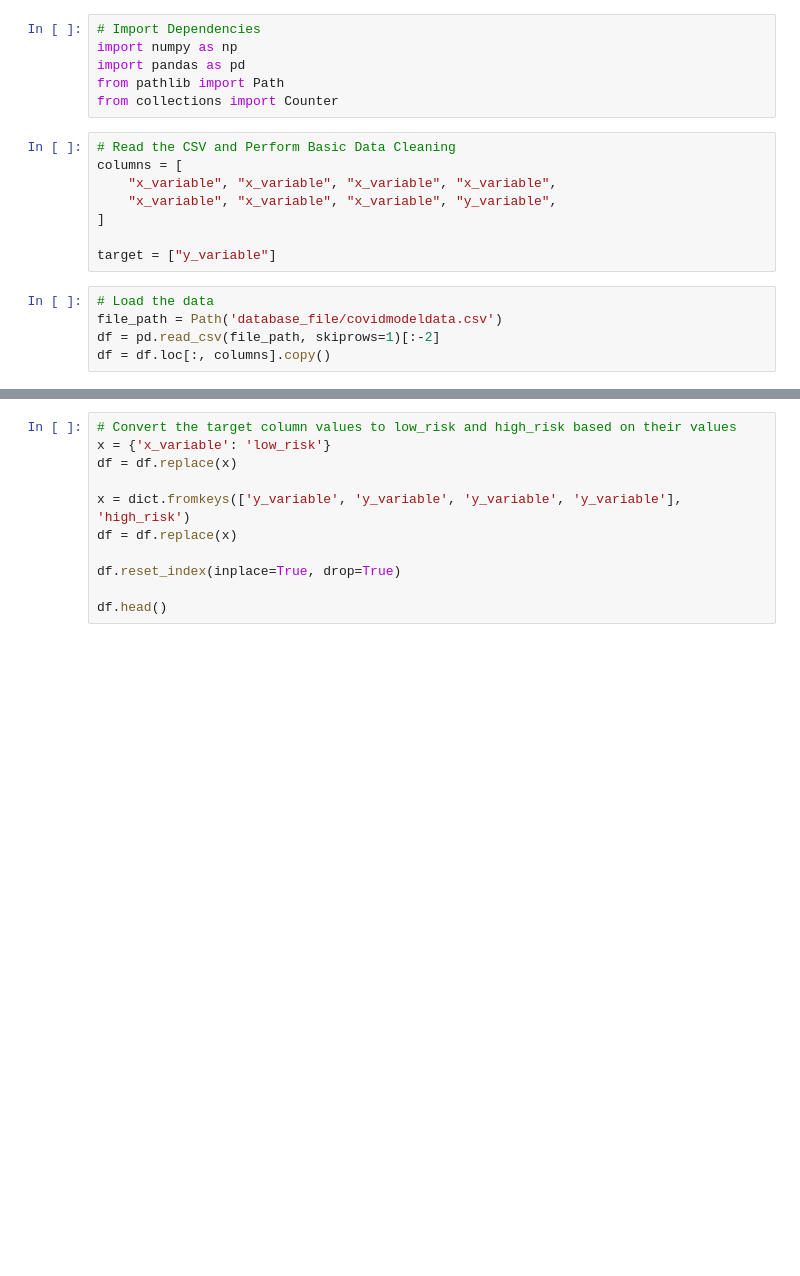
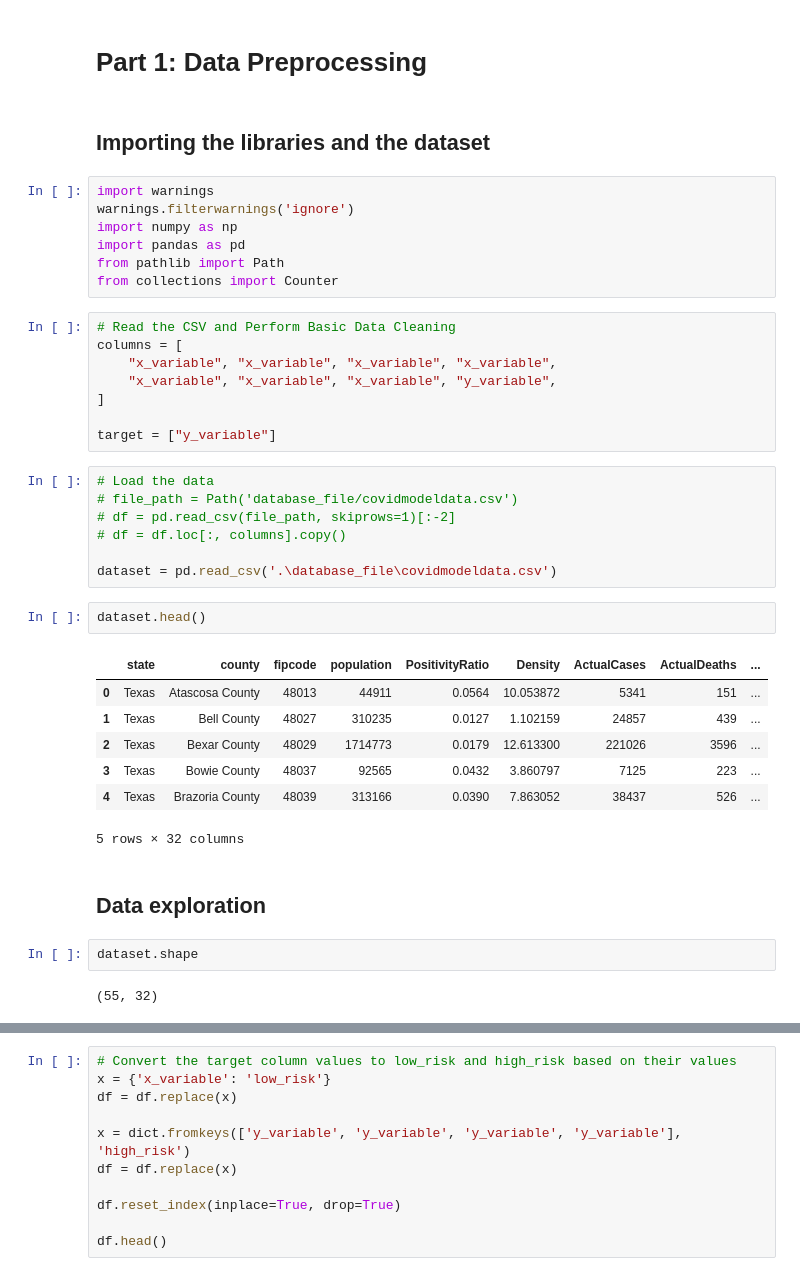
Before and after one commit to JoePedroza/UT-VIRT_DATA-GROUP-6-Project, a Jupyter notebook: COVID_Machine_Learning.ipynb, the cells around one changed output, grey strips where cells are left out. Saved outputs shown, nothing was run; the diff lists cells and outputs as text; blank space fills up the shorter version.

```diff
--- a/COVID_Machine_Learning.ipynb
+++ b/COVID_Machine_Learning.ipynb
@@ -5,5 +1,10 @@ warnings.filterwarnings('ignore')
+# %% [markdown]
+# Part 1: Data Preprocessing
+# %% [markdown]
+## Importing the libraries and the dataset
 # %%
-# Import Dependencies
+import warnings
+warnings.filterwarnings('ignore')
 import numpy as np
 import pandas as pd
 from pathlib import Path
@@ -18,6 +19,24 @@ columns = [
 target = ["y_variable"]
 # %%
 # Load the data
-file_path = Path('database_file/covidmodeldata.csv')
-df = pd.read_csv(file_path, skiprows=1)[:-2]
-df = df.loc[:, columns].copy()
+# file_path = Path('database_file/covidmodeldata.csv')
+# df = pd.read_csv(file_path, skiprows=1)[:-2]
+# df = df.loc[:, columns].copy()
+
+dataset = pd.read_csv('.\database_file\covidmodeldata.csv')
+# %%
+dataset.head()
+# %% [output]
+|  | state | county | fipcode | population | PositivityRatio | Density | ActualCases | ActualDeaths | ... |
+| 0 | Texas | Atascosa County | 48013 | 44911 | 0.0564 | 10.053872 | 5341 | 151 | ... |
+| 1 | Texas | Bell County | 48027 | 310235 | 0.0127 | 1.102159 | 24857 | 439 | ... |
+| 2 | Texas | Bexar County | 48029 | 1714773 | 0.0179 | 12.613300 | 221026 | 3596 | ... |
+| 3 | Texas | Bowie County | 48037 | 92565 | 0.0432 | 3.860797 | 7125 | 223 | ... |
+| 4 | Texas | Brazoria County | 48039 | 313166 | 0.0390 | 7.863052 | 38437 | 526 | ... |
+5 rows × 32 columns
+# %% [markdown]
+## Data exploration
+# %%
+dataset.shape
+# %% [output]
+(55, 32)
```
Also changed, not shown: parts of 23 cells of this notebook.
